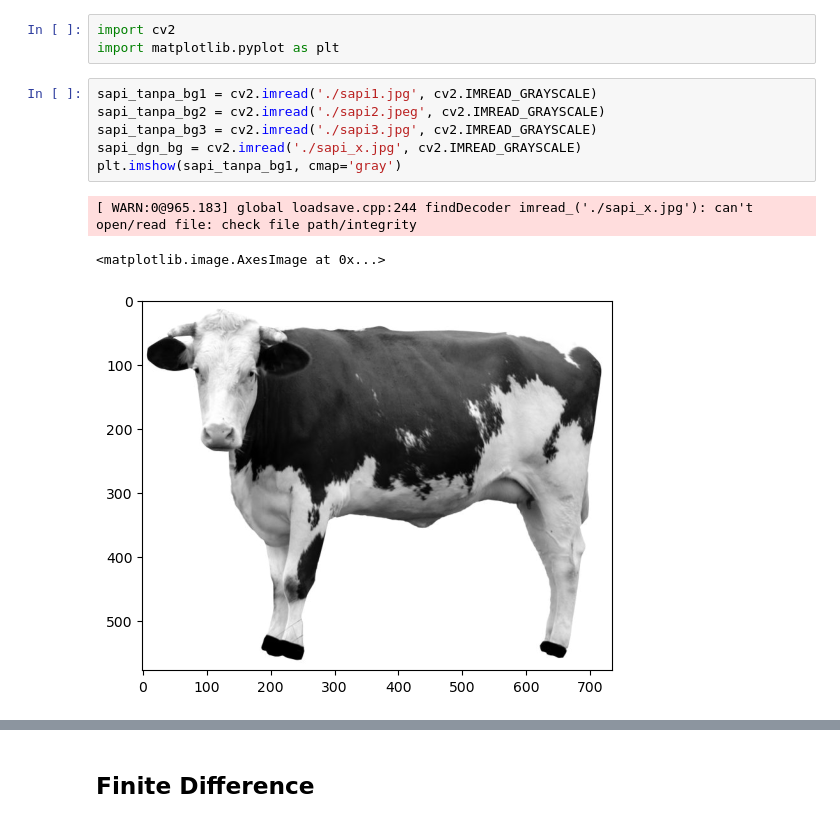
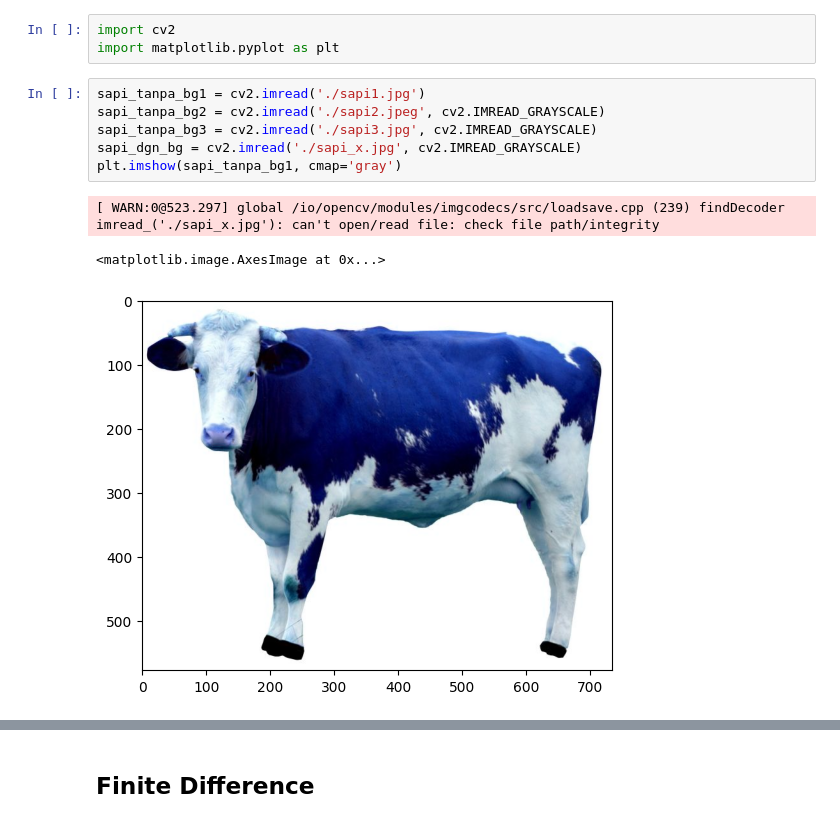
Before and after one commit to naragift/sapixy, a Jupyter notebook: main.ipynb, the cells around one changed output, grey strips where cells are left out. Saved outputs shown, nothing was run; the diff lists cells and outputs as text.

```diff
--- a/main.ipynb
+++ b/main.ipynb
@@ -11,12 +11,12 @@ Note:
 import cv2
 import matplotlib.pyplot as plt
 # %%
-sapi_tanpa_bg1 = cv2.imread('./sapi1.jpg', cv2.IMREAD_GRAYSCALE)
+sapi_tanpa_bg1 = cv2.imread('./sapi1.jpg')
 sapi_tanpa_bg2 = cv2.imread('./sapi2.jpeg', cv2.IMREAD_GRAYSCALE)
 sapi_tanpa_bg3 = cv2.imread('./sapi3.jpg', cv2.IMREAD_GRAYSCALE)
 sapi_dgn_bg = cv2.imread('./sapi_x.jpg', cv2.IMREAD_GRAYSCALE)
 plt.imshow(sapi_tanpa_bg1, cmap='gray')
 # %% [output]
-[ WARN:0@965.183] global loadsave.cpp:244 findDecoder imread_('./sapi_x.jpg'): can't open/read file: check file path/integrity
+[ WARN:0@523.297] global /io/opencv/modules/imgcodecs/src/loadsave.cpp (239) findDecoder imread_('./sapi_x.jpg'): can't open/read file: check file path/integrity
 <matplotlib.image.AxesImage at 0x...>
-[figure, old version]
+[figure, new version]
```
Also changed, not shown: parts of 2 cells of this notebook.
